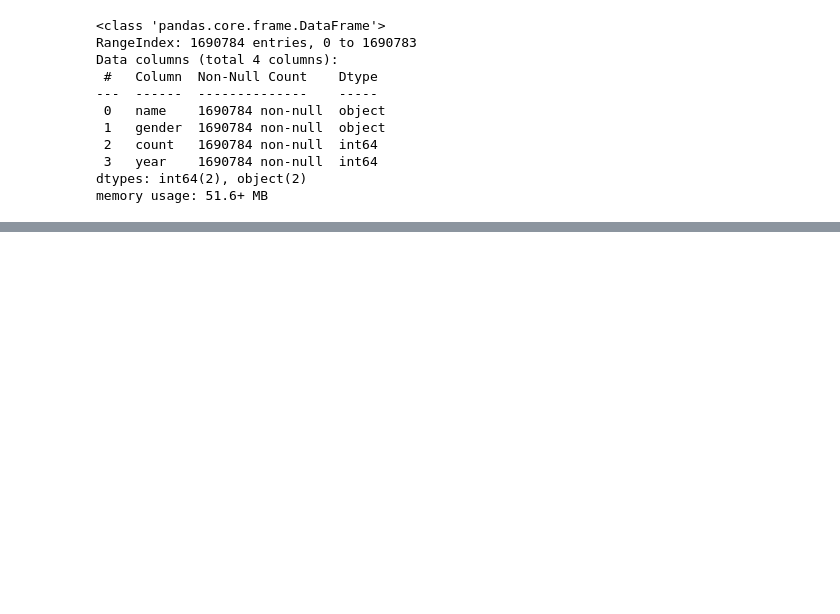
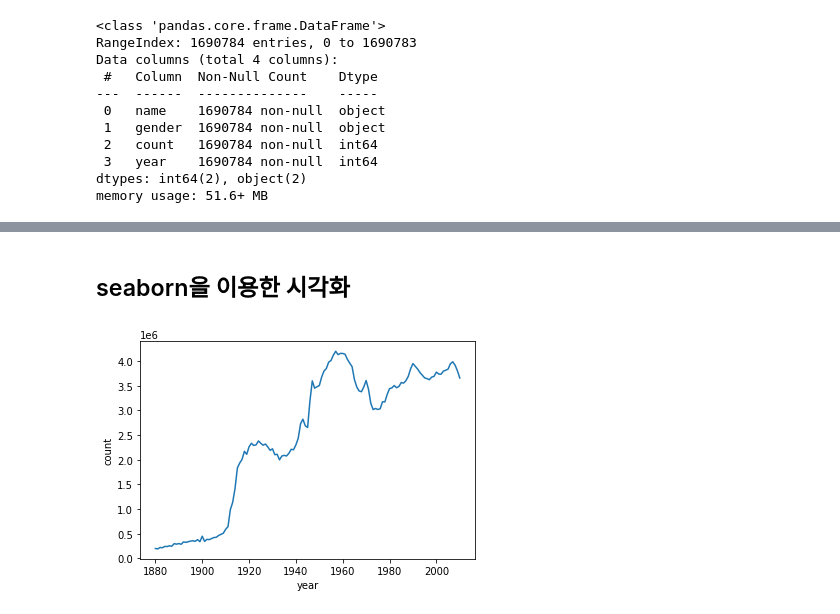
Before and after one commit to JakeOh/202103_itw_pyda_wkd, a Jupyter notebook: da10_babynames.ipynb, the cells around one changed output, grey strips where cells are left out. Saved outputs shown, nothing was run; the diff lists cells and outputs as text; code cells hidden in the pictures; blank space fills up the shorter version.

```diff
--- a/da10_babynames.ipynb
+++ b/da10_babynames.ipynb
@@ -120,0 +223,9 @@ memory usage: 51.6+ MB
+# %% [markdown]
+## seaborn을 이용한 시각화
+# %%
+# 연도별 신생아 숫자 시각화
+sns.lineplot(data=yob_df, x='year', y='count',
+             estimator='sum', err_style=None)
+plt.show()
+# %% [output]
+[figure, added]
```
Also changed, not shown: parts of 8 cells of this notebook.
